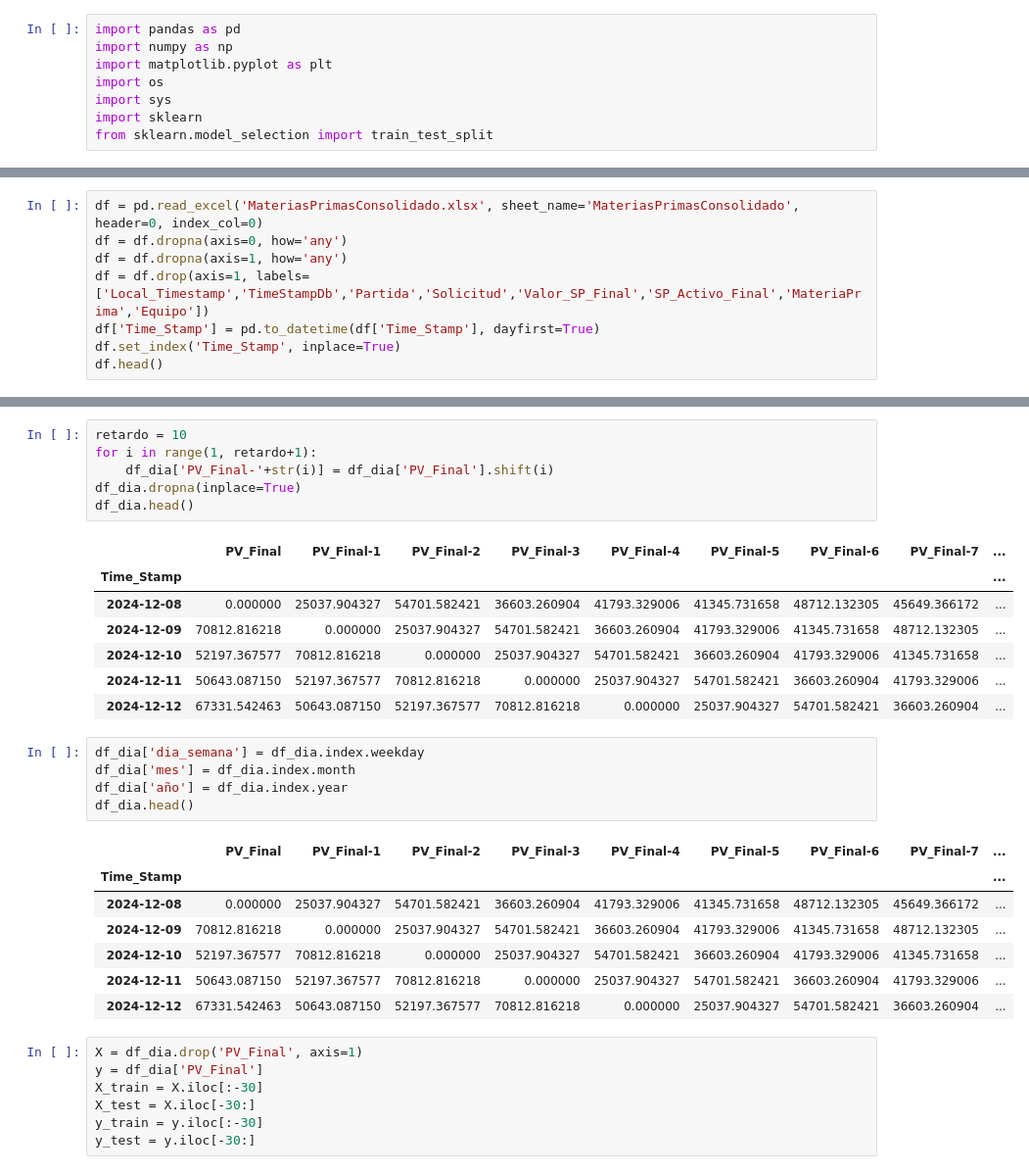
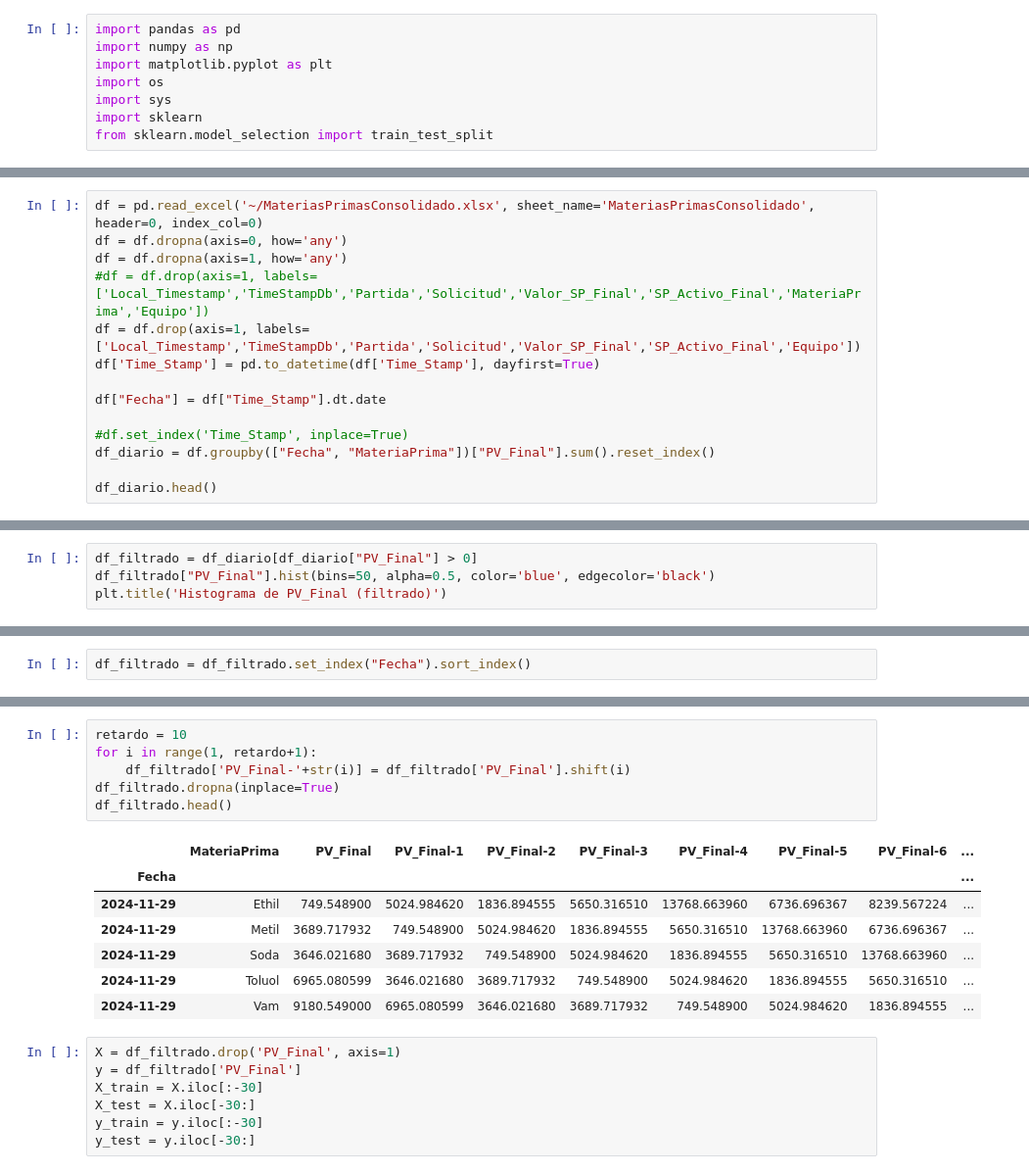
Before and after one commit to velasquezjeisson/udem, a Jupyter notebook: Proyecto 2/Proyecto2.ipynb, the cells around one changed output, grey strips where cells are left out. Shown at 98% size. Drawn from its saved outputs; the diff is of its cells as text.

```diff
--- a/Proyecto 2/Proyecto2.ipynb
+++ b/Proyecto 2/Proyecto2.ipynb
@@ -9,9 +11,15 @@ from sklearn.model_selection import train_test_split
 # %%
-df = pd.read_excel('MateriasPrimasConsolidado.xlsx', sheet_name='MateriasPrimasConsolidado', header=0, index_col=0)
+df = pd.read_excel('~/MateriasPrimasConsolidado.xlsx', sheet_name='MateriasPrimasConsolidado', header=0, index_col=0)
 df = df.dropna(axis=0, how='any')
 df = df.dropna(axis=1, how='any')
-df = df.drop(axis=1, labels=['Local_Timestamp','TimeStampDb','Partida','Solicitud','Valor_SP_Final','SP_Activo_Final','MateriaPrima','Equipo'])
+#df = df.drop(axis=1, labels=['Local_Timestamp','TimeStampDb','Partida','Solicitud','Valor_SP_Final','SP_Activo_Final','MateriaPrima','Equipo'])
+df = df.drop(axis=1, labels=['Local_Timestamp','TimeStampDb','Partida','Solicitud','Valor_SP_Final','SP_Activo_Final','Equipo'])
 df['Time_Stamp'] = pd.to_datetime(df['Time_Stamp'], dayfirst=True)
-df.set_index('Time_Stamp', inplace=True)
-df.head()
+
+df["Fecha"] = df["Time_Stamp"].dt.date
+
+#df.set_index('Time_Stamp', inplace=True)
+df_diario = df.groupby(["Fecha", "MateriaPrima"])["PV_Final"].sum().reset_index()
+
+df_diario.head()
 # %% [output]
@@ -76,0 +89,4 @@ dtype: int64
+# %%
+df_filtrado = df_diario[df_diario["PV_Final"] > 0]
+df_filtrado["PV_Final"].hist(bins=50, alpha=0.5, color='blue', edgecolor='black')
+plt.title('Histograma de PV_Final (filtrado)')
@@ -76,0 +96,2 @@ dtype: int64
+# %%
+df_filtrado = df_filtrado.set_index("Fecha").sort_index()
@@ -77,33 +108,20 @@ dtype: int64
 # %%
 retardo = 10
 for i in range(1, retardo+1):
-    df_dia['PV_Final-'+str(i)] = df_dia['PV_Final'].shift(i)
-df_dia.dropna(inplace=True)
-df_dia.head()
+    df_filtrado['PV_Final-'+str(i)] = df_filtrado['PV_Final'].shift(i)
+df_filtrado.dropna(inplace=True)
+df_filtrado.head()
 # %% [output]
-|  | PV_Final | PV_Final-1 | PV_Final-2 | PV_Final-3 | PV_Final-4 | PV_Final-5 | PV_Final-6 | PV_Final-7 | ... |
-| Time_Stamp |  |  |  |  |  |  |  |  | ... |
-| 2024-12-08 | 0.000000 | 25037.904327 | 54701.582421 | 36603.260904 | 41793.329006 | 41345.731658 | 48712.132305 | 45649.366172 | ... |
-| 2024-12-09 | 70812.816218 | 0.000000 | 25037.904327 | 54701.582421 | 36603.260904 | 41793.329006 | 41345.731658 | 48712.132305 | ... |
-| 2024-12-10 | 52197.367577 | 70812.816218 | 0.000000 | 25037.904327 | 54701.582421 | 36603.260904 | 41793.329006 | 41345.731658 | ... |
-| 2024-12-11 | 50643.087150 | 52197.367577 | 70812.816218 | 0.000000 | 25037.904327 | 54701.582421 | 36603.260904 | 41793.329006 | ... |
-| 2024-12-12 | 67331.542463 | 50643.087150 | 52197.367577 | 70812.816218 | 0.000000 | 25037.904327 | 54701.582421 | 36603.260904 | ... |
+|  | MateriaPrima | PV_Final | PV_Final-1 | PV_Final-2 | PV_Final-3 | PV_Final-4 | PV_Final-5 | PV_Final-6 | ... |
+| Fecha |  |  |  |  |  |  |  |  | ... |
+| 2024-11-29 | Ethil | 749.548900 | 5024.984620 | 1836.894555 | 5650.316510 | 13768.663960 | 6736.696367 | 8239.567224 | ... |
+| 2024-11-29 | Metil | 3689.717932 | 749.548900 | 5024.984620 | 1836.894555 | 5650.316510 | 13768.663960 | 6736.696367 | ... |
+| 2024-11-29 | Soda | 3646.021680 | 3689.717932 | 749.548900 | 5024.984620 | 1836.894555 | 5650.316510 | 13768.663960 | ... |
+| 2024-11-29 | Toluol | 6965.080599 | 3646.021680 | 3689.717932 | 749.548900 | 5024.984620 | 1836.894555 | 5650.316510 | ... |
+| 2024-11-29 | Vam | 9180.549000 | 6965.080599 | 3646.021680 | 3689.717932 | 749.548900 | 5024.984620 | 1836.894555 | ... |
-# %%
-df_dia['dia_semana'] = df_dia.index.weekday
-df_dia['mes'] = df_dia.index.month
-df_dia['año'] = df_dia.index.year
-df_dia.head()
-# %% [output]
-|  | PV_Final | PV_Final-1 | PV_Final-2 | PV_Final-3 | PV_Final-4 | PV_Final-5 | PV_Final-6 | PV_Final-7 | ... |
-| Time_Stamp |  |  |  |  |  |  |  |  | ... |
-| 2024-12-08 | 0.000000 | 25037.904327 | 54701.582421 | 36603.260904 | 41793.329006 | 41345.731658 | 48712.132305 | 45649.366172 | ... |
-| 2024-12-09 | 70812.816218 | 0.000000 | 25037.904327 | 54701.582421 | 36603.260904 | 41793.329006 | 41345.731658 | 48712.132305 | ... |
-| 2024-12-10 | 52197.367577 | 70812.816218 | 0.000000 | 25037.904327 | 54701.582421 | 36603.260904 | 41793.329006 | 41345.731658 | ... |
-| 2024-12-11 | 50643.087150 | 52197.367577 | 70812.816218 | 0.000000 | 25037.904327 | 54701.582421 | 36603.260904 | 41793.329006 | ... |
-| 2024-12-12 | 67331.542463 | 50643.087150 | 52197.367577 | 70812.816218 | 0.000000 | 25037.904327 | 54701.582421 | 36603.260904 | ... |
 # %%
-X = df_dia.drop('PV_Final', axis=1)
-y = df_dia['PV_Final']
+X = df_filtrado.drop('PV_Final', axis=1)
+y = df_filtrado['PV_Final']
 X_train = X.iloc[:-30]
 X_test = X.iloc[-30:]
 y_train = y.iloc[:-30]
```
Also changed, not shown: parts of 54 cells of this notebook, 4 other files.
